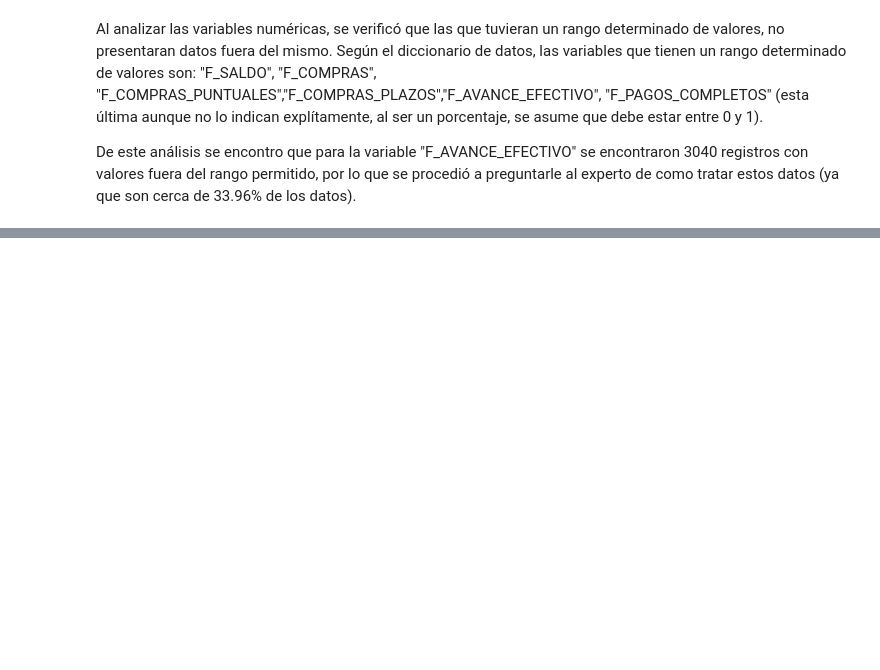
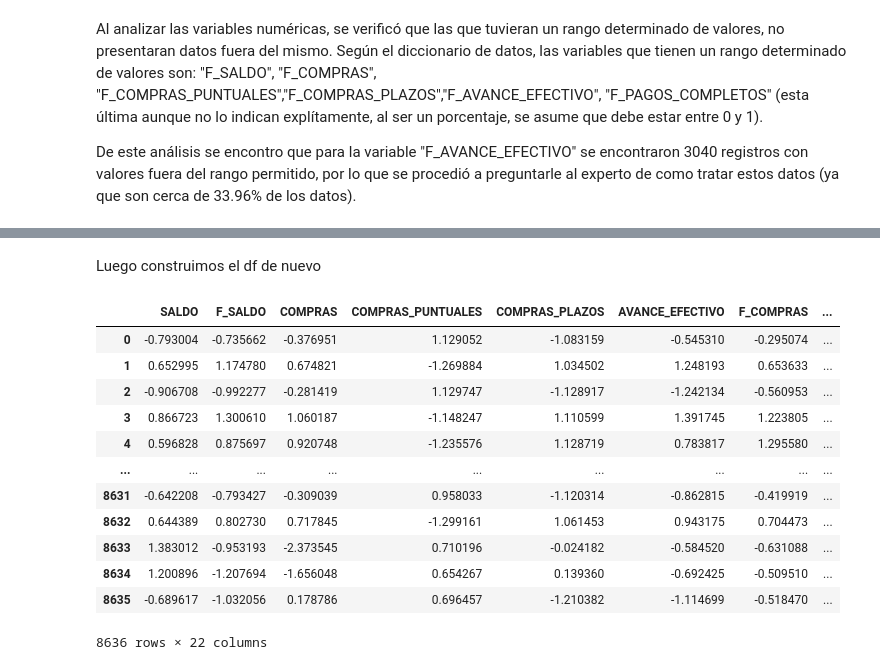
Before and after one commit to NataliaVillegasC/BI-Laboratorio2_Agrupacion, a Jupyter notebook: NataliaLab.ipynb, the cells around one changed output, grey strips where cells are left out. Cells and saved outputs as stored; diff of their text form; code cells hidden in the pictures; blank space fills up the shorter version.

```diff
--- a/NataliaLab.ipynb
+++ b/NataliaLab.ipynb
@@ -335,0 +363,3 @@ De este análisis se encontro que para la variable "F_AVANCE_EFECTIVO" se encont
+# %%
+df_modified = df_modified.drop(columns=['ID'])
+df_modified.head()
@@ -335,0 +377,2 @@ De este análisis se encontro que para la variable "F_AVANCE_EFECTIVO" se encont
+# %%
+standard_scaler = StandardScaler()
@@ -335,0 +411,19 @@ De este análisis se encontro que para la variable "F_AVANCE_EFECTIVO" se encont
+# %% [markdown]
+Luego construimos el df de nuevo
+# %%
+df_scaled = pd.DataFrame(scaled, columns=df_encoded.columns)
+df_scaled
+# %% [output]
+|  | SALDO | F_SALDO | COMPRAS | COMPRAS_PUNTUALES | COMPRAS_PLAZOS | AVANCE_EFECTIVO | F_COMPRAS | ... |
+| 0 | -0.793004 | -0.735662 | -0.376951 | 1.129052 | -1.083159 | -0.545310 | -0.295074 | ... |
+| 1 | 0.652995 | 1.174780 | 0.674821 | -1.269884 | 1.034502 | 1.248193 | 0.653633 | ... |
+| 2 | -0.906708 | -0.992277 | -0.281419 | 1.129747 | -1.128917 | -1.242134 | -0.560953 | ... |
+| 3 | 0.866723 | 1.300610 | 1.060187 | -1.148247 | 1.110599 | 1.391745 | 1.223805 | ... |
+| 4 | 0.596828 | 0.875697 | 0.920748 | -1.235576 | 1.128719 | 0.783817 | 1.295580 | ... |
+| ... | ... | ... | ... | ... | ... | ... | ... | ... |
+| 8631 | -0.642208 | -0.793427 | -0.309039 | 0.958033 | -1.120314 | -0.862815 | -0.419919 | ... |
+| 8632 | 0.644389 | 0.802730 | 0.717845 | -1.299161 | 1.061453 | 0.943175 | 0.704473 | ... |
+| 8633 | 1.383012 | -0.953193 | -2.373545 | 0.710196 | -0.024182 | -0.584520 | -0.631088 | ... |
+| 8634 | 1.200896 | -1.207694 | -1.656048 | 0.654267 | 0.139360 | -0.692425 | -0.509510 | ... |
+| 8635 | -0.689617 | -1.032056 | 0.178786 | 0.696457 | -1.210382 | -1.114699 | -0.518470 | ... |
+8636 rows × 22 columns
```
Also changed, not shown: parts of 35 cells of this notebook.
